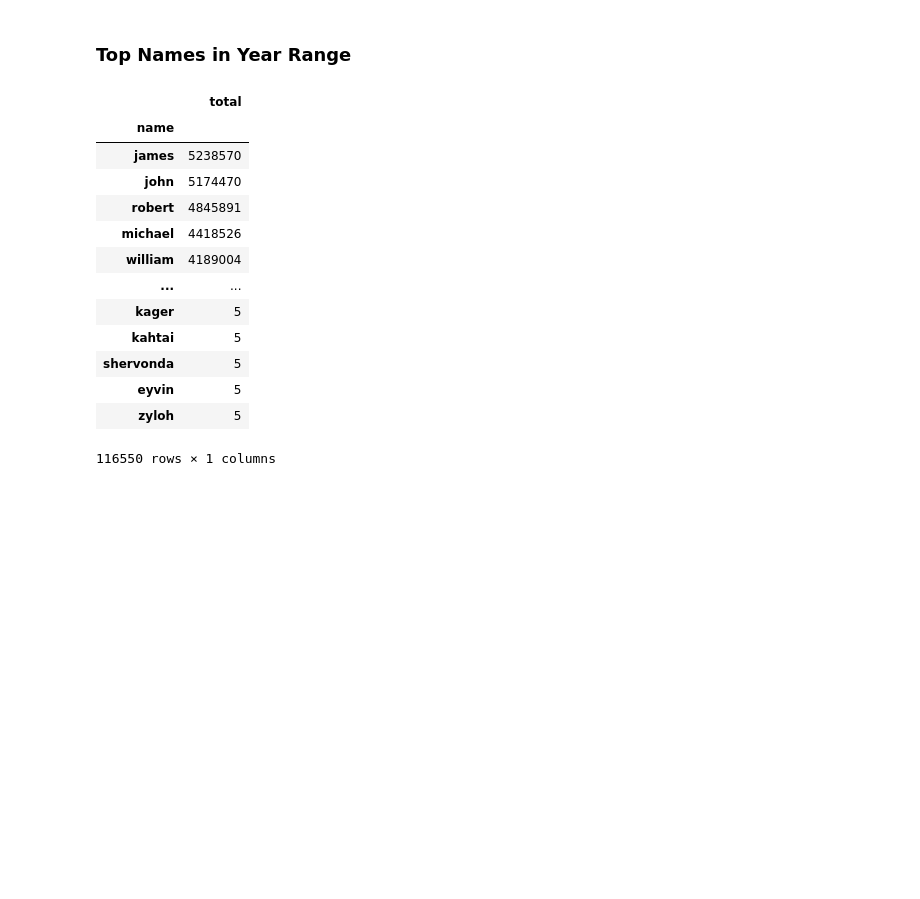
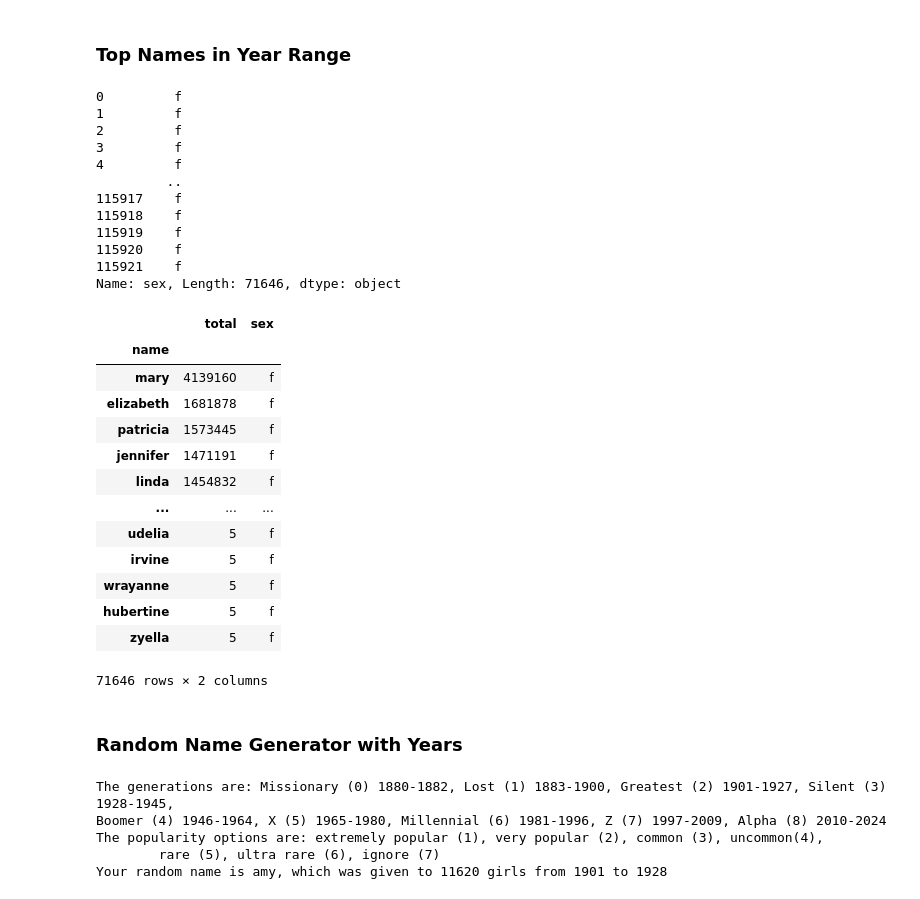
Before and after one commit to MalinMorris/NameData, a Jupyter notebook: data.ipynb, the cells around one changed output. Cells and saved outputs as stored; diff of their text form; code cells hidden in the pictures; blank space fills up the shorter version.

Commit message:
added generation name generator

```diff
--- a/data.ipynb
+++ b/data.ipynb
@@ -145,19 +161,48 @@ There have been 0 girls named chernobyl and 0 boys.
 # %% [markdown]
 ### Top Names in Year Range
 # %%
-fun.top_names('b')
+sex = input("Enter M for Male and F for Female: ").lower()
+min_y, max_y = fun.year_input()
+fun.top_names(sex, min_y, max_y)
 # %% [output]
+0         f
+1         f
+2         f
+3         f
+4         f
+         ..
+115917    f
+115918    f
+115919    f
+115920    f
+115921    f
+Name: sex, Length: 71646, dtype: object
-|  | total |
-| name |  |
-| james | 5238570 |
-| john | 5174470 |
-| robert | 4845891 |
-| michael | 4418526 |
-| william | 4189004 |
-| ... | ... |
-| kager | 5 |
-| kahtai | 5 |
-| shervonda | 5 |
-| eyvin | 5 |
-| zyloh | 5 |
+|  | total | sex |
+| name |  |  |
+| mary | 4139160 | f |
+| elizabeth | 1681878 | f |
+| patricia | 1573445 | f |
+| jennifer | 1471191 | f |
+| linda | 1454832 | f |
+| ... | ... | ... |
+| udelia | 5 | f |
+| irvine | 5 | f |
+| wrayanne | 5 | f |
+| hubertine | 5 | f |
+| zyella | 5 | f |
-116550 rows × 1 columns
+71646 rows × 2 columns
+# %% [markdown]
+### Random Name Generator with Years
+# %%
+sex = input("Enter M for Male and F for Female: ").lower()
+min_y, max_y = fun.gens_years_input(generation_starts)
+current_df = fun.top_names(sex, min_y, max_y)
+current_df = fun.narrow_top_popularity(current_df)
+random_row = current_df.iloc[int(random.random() * len(current_df))]
+print(f"Your random name is {random_row.name}, which was given to {random_row.total} {'girls' if random_row.sex == 'f' else 'boys'} from {min_y} to {max_y}")
+# %% [output]
+The generations are: Missionary (0) 1880-1882, Lost (1) 1883-1900, Greatest (2) 1901-1927, Silent (3) 1928-1945,
+Boomer (4) 1946-1964, X (5) 1965-1980, Millennial (6) 1981-1996, Z (7) 1997-2009, Alpha (8) 2010-2024
+The popularity options are: extremely popular (1), very popular (2), common (3), uncommon(4),
+        rare (5), ultra rare (6), ignore (7)
+Your random name is amy, which was given to 11620 girls from 1901 to 1928
```
Also changed, not shown: parts of 4 cells of this notebook, 1 other file.
